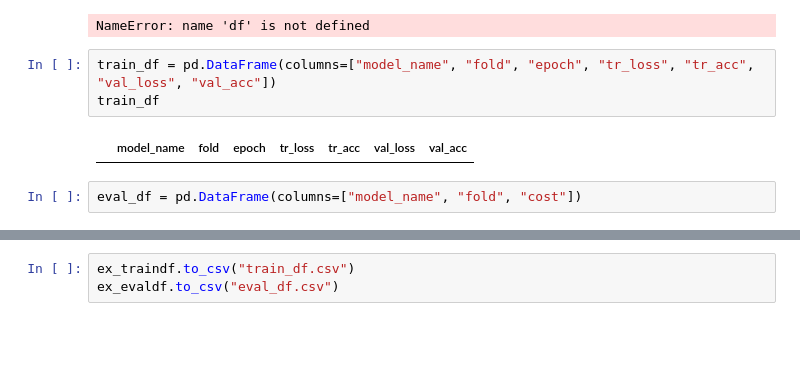
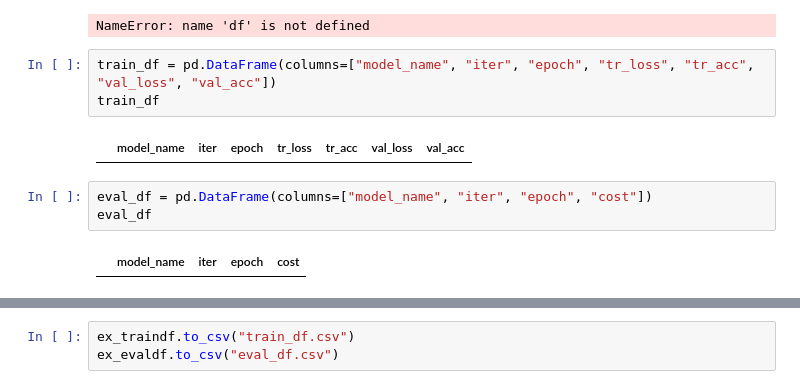
Before and after one commit to cykrr/tsp, a Jupyter notebook: Evaluación_de_modelos.ipynb, the cells around one changed output, grey strips where cells are left out. Cells and saved outputs as stored; diff of their text form; blank space fills up the shorter version.

```diff
--- a/Evaluación_de_modelos.ipynb
+++ b/Evaluación_de_modelos.ipynb
@@ -620,12 +640,15 @@ df
 # %% [output]
 NameError: name 'df' is not defined
 # %%
-train_df = pd.DataFrame(columns=["model_name", "fold", "epoch", "tr_loss", "tr_acc", "val_loss", "val_acc"])
+train_df = pd.DataFrame(columns=["model_name", "iter", "epoch", "tr_loss", "tr_acc", "val_loss", "val_acc"])
 train_df
 # %% [output]
-|  | model_name | fold | epoch | tr_loss | tr_acc | val_loss | val_acc |
+|  | model_name | iter | epoch | tr_loss | tr_acc | val_loss | val_acc |
 # %%
-eval_df = pd.DataFrame(columns=["model_name", "fold", "cost"])
+eval_df = pd.DataFrame(columns=["model_name", "iter", "epoch", "cost"])
+eval_df
+# %% [output]
+|  | model_name | iter | epoch | cost |
 # %%
 from sklearn.model_selection import KFold
 
```
Also changed, not shown: parts of 8 cells of this notebook, 23 other files.
